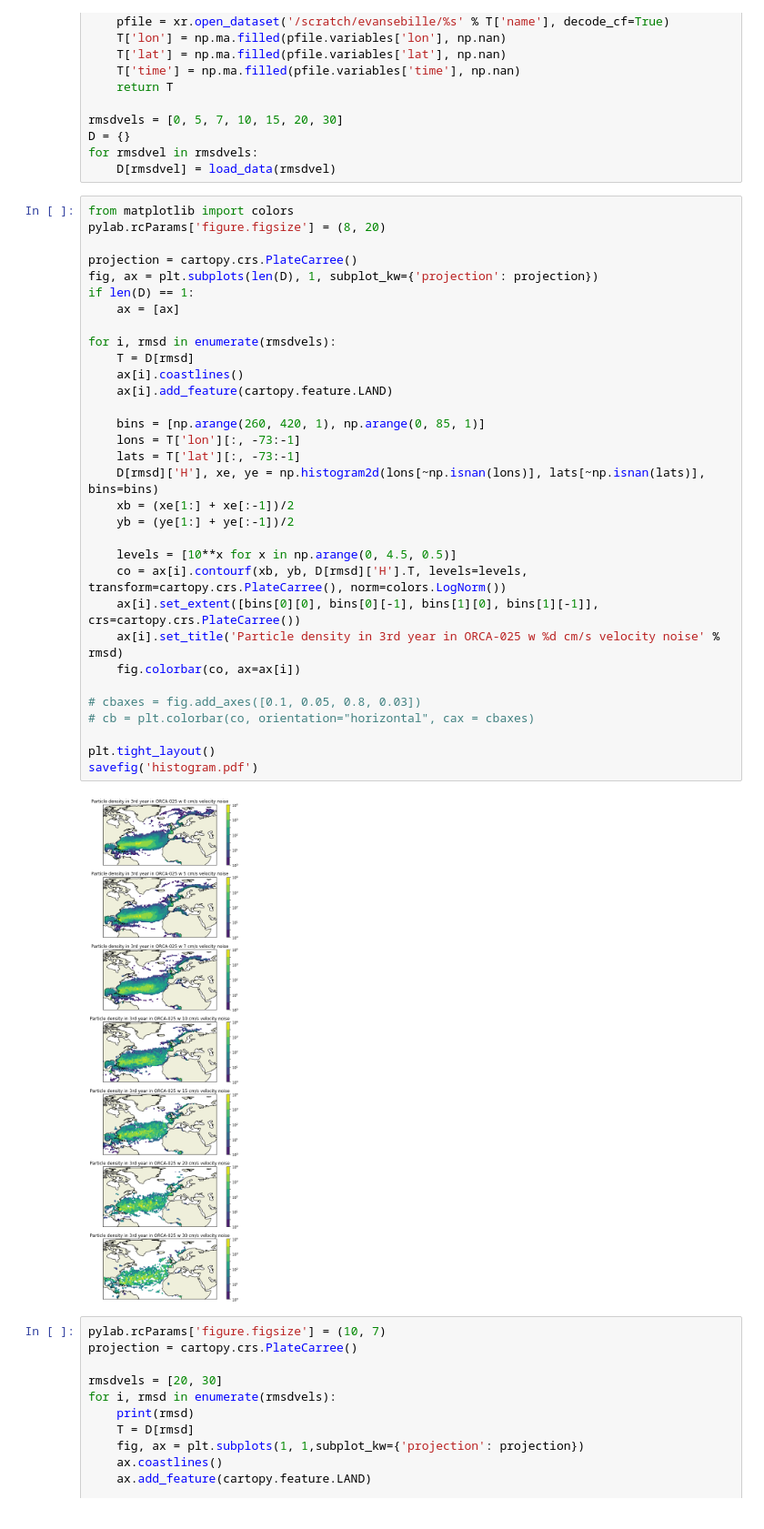
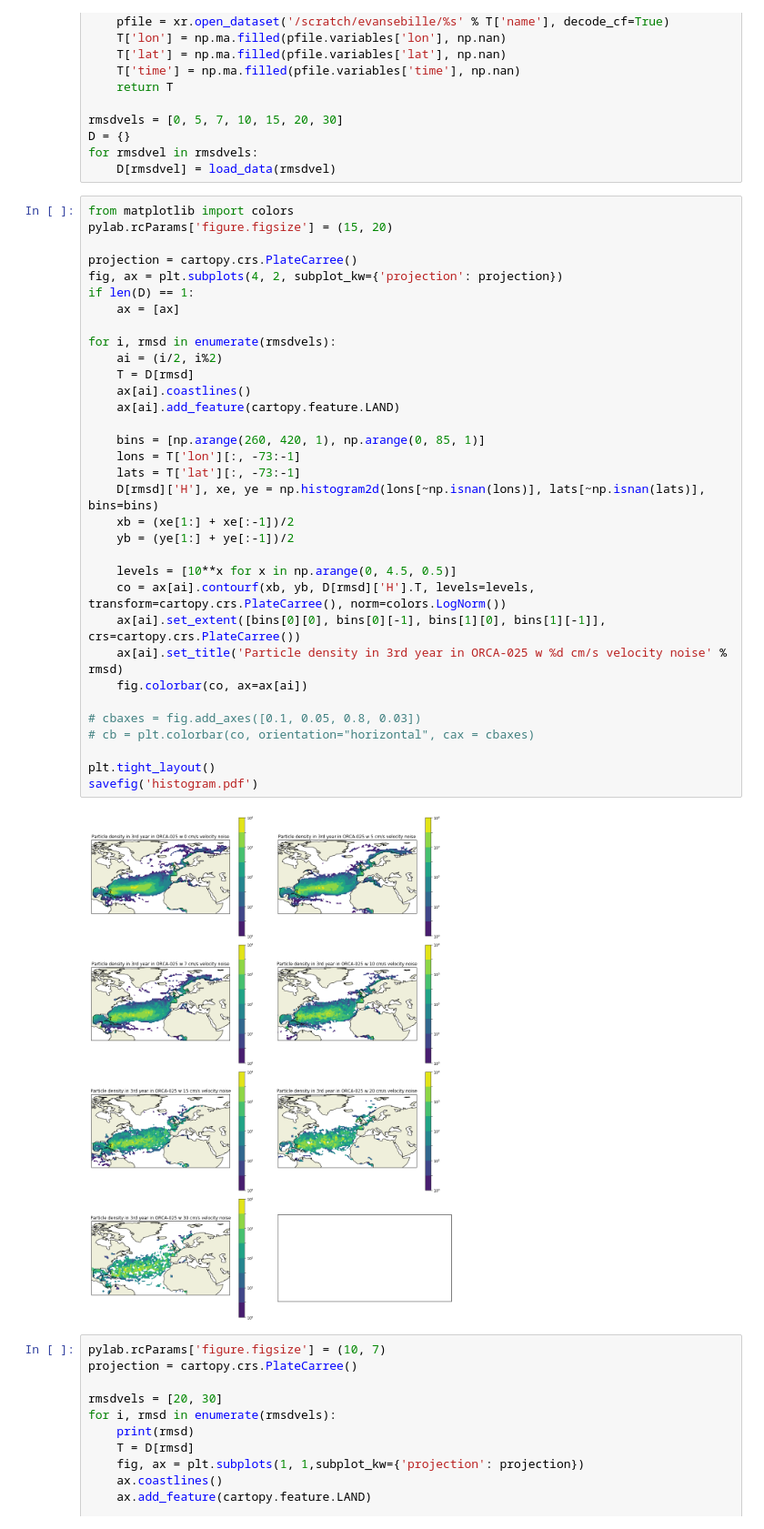
Before and after one commit to OceanParcels/SKIM_velocitynoise_floatinglitter, a Jupyter notebook: SKIM_velocitynoise_plasticaccumulation_plotting.ipynb, the cells around one changed output. Shown: that part at 91% size. Cells and saved outputs as stored; diff of their text form.

```diff
--- a/SKIM_velocitynoise_plasticaccumulation_plotting.ipynb
+++ b/SKIM_velocitynoise_plasticaccumulation_plotting.ipynb
@@ -31,38 +31,39 @@ for rmsdvel in rmsdvels:
     D[rmsdvel] = load_data(rmsdvel)
 # %%
 from matplotlib import colors
-pylab.rcParams['figure.figsize'] = (8, 20)
+pylab.rcParams['figure.figsize'] = (15, 20)
 
 projection = cartopy.crs.PlateCarree()
-fig, ax = plt.subplots(len(D), 1, subplot_kw={'projection': projection})
+fig, ax = plt.subplots(4, 2, subplot_kw={'projection': projection})
 if len(D) == 1:
     ax = [ax]
 
 for i, rmsd in enumerate(rmsdvels):
+    ai = (i/2, i%2)
     T = D[rmsd]
-    ax[i].coastlines()
-    ax[i].add_feature(cartopy.feature.LAND)
+    ax[ai].coastlines()
+    ax[ai].add_feature(cartopy.feature.LAND)
 
     bins = [np.arange(260, 420, 1), np.arange(0, 85, 1)]
     lons = T['lon'][:, -73:-1]
     lats = T['lat'][:, -73:-1]
     D[rmsd]['H'], xe, ye = np.histogram2d(lons[~np.isnan(lons)], lats[~np.isnan(lats)], bins=bins)
     xb = (xe[1:] + xe[:-1])/2
     yb = (ye[1:] + ye[:-1])/2
 
     levels = [10**x for x in np.arange(0, 4.5, 0.5)]
-    co = ax[i].contourf(xb, yb, D[rmsd]['H'].T, levels=levels, transform=cartopy.crs.PlateCarree(), norm=colors.LogNorm())
-    ax[i].set_extent([bins[0][0], bins[0][-1], bins[1][0], bins[1][-1]], crs=cartopy.crs.PlateCarree())
-    ax[i].set_title('Particle density in 3rd year in ORCA-025 w %d cm/s velocity noise' % rmsd)
-    fig.colorbar(co, ax=ax[i])
+    co = ax[ai].contourf(xb, yb, D[rmsd]['H'].T, levels=levels, transform=cartopy.crs.PlateCarree(), norm=colors.LogNorm())
+    ax[ai].set_extent([bins[0][0], bins[0][-1], bins[1][0], bins[1][-1]], crs=cartopy.crs.PlateCarree())
+    ax[ai].set_title('Particle density in 3rd year in ORCA-025 w %d cm/s velocity noise' % rmsd)
+    fig.colorbar(co, ax=ax[ai])
 
 # cbaxes = fig.add_axes([0.1, 0.05, 0.8, 0.03])
 # cb = plt.colorbar(co, orientation="horizontal", cax = cbaxes)
 
 plt.tight_layout()
 savefig('histogram.pdf')
 # %% [output]
-[figure, old version]
+[figure, new version]
 # %%
 pylab.rcParams['figure.figsize'] = (10, 7)
 projection = cartopy.crs.PlateCarree()
```
Also changed, not shown: 3 other files.
